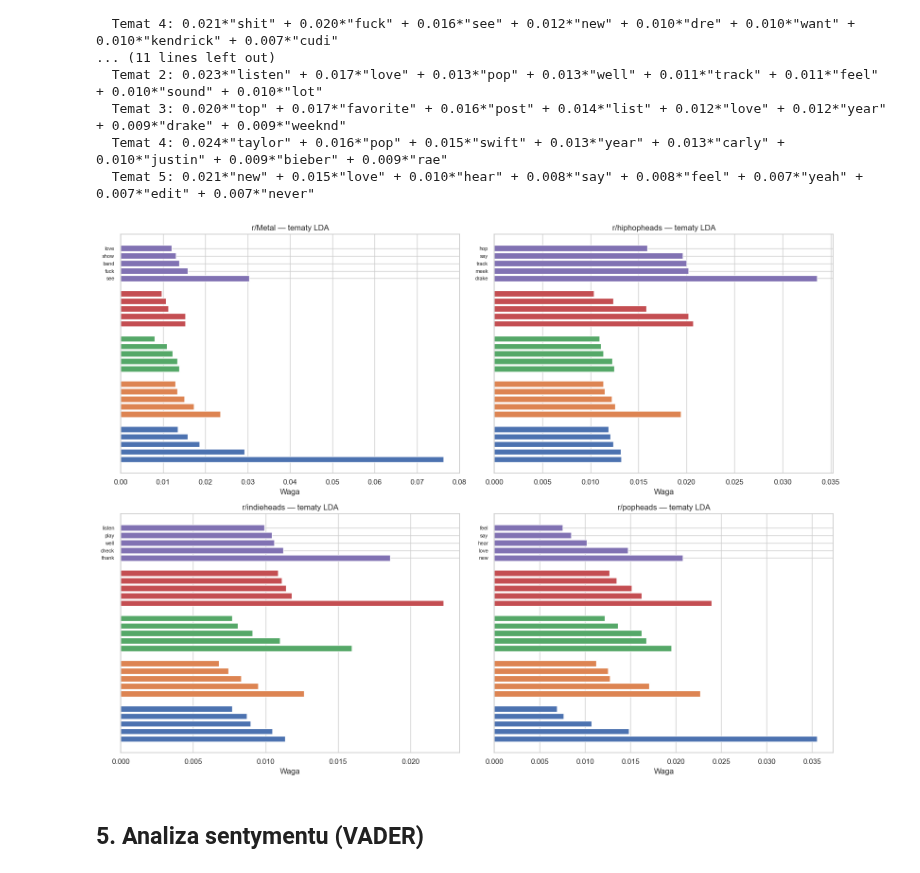
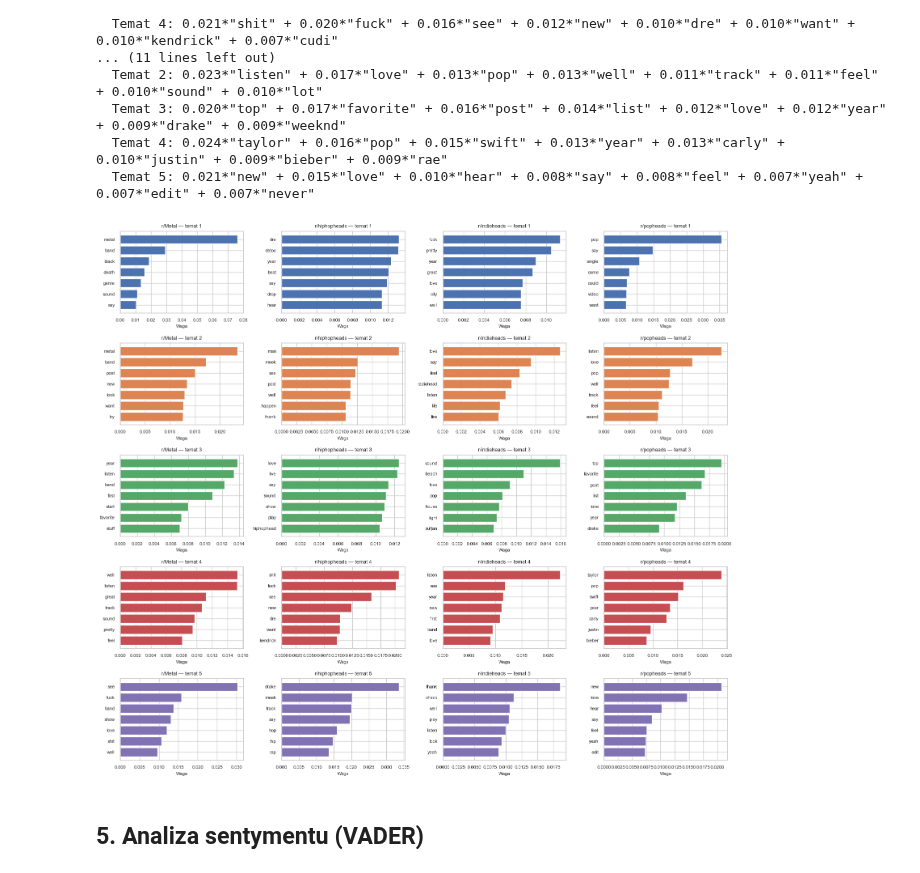
Before and after one commit to Weisjan/Reddit-Music-Community-Analysis, a Jupyter notebook: notebooks/02_text_mining.ipynb, the cells around one changed output. Saved outputs shown, nothing was run; the diff lists cells and outputs as text; code cells hidden in the pictures.

```diff
--- a/notebooks/02_text_mining.ipynb
+++ b/notebooks/02_text_mining.ipynb
@@ -191,30 +191,25 @@ r/hiphopheads:
   Temat 5: 0.021*"new" + 0.015*"love" + 0.010*"hear" + 0.008*"say" + 0.008*"feel" + 0.007*"yeah" + 0.007*"edit" + 0.007*"never"
 # %%
 # wizualizacja wag słów dla każdego tematu
-fig, axes = plt.subplots(2, 2, figsize=(16, 12))
-axes = axes.flatten()
+fig, axes = plt.subplots(NUM_TOPICS, len(lda_results), figsize=(16, 14))
 
-for i, (sub, result) in enumerate(lda_results.items()):
+for col, (sub, result) in enumerate(lda_results.items()):
     lda = result["model"]
-    ax = axes[i]
-
     for topic_id in range(NUM_TOPICS):
-        top = lda.show_topic(topic_id, topn=5)
-        words  = [w for w, _ in top]
-        weights = [p for _, p in top]
-        y_pos = [topic_id * 6 + j for j in range(len(words))]
-        bars = ax.barh(y_pos, weights, color=f"C{topic_id}")
-        ax.set_yticks(y_pos)
-        ax.set_yticklabels(words, fontsize=8)
-
-    ax.set_title(f"r/{sub} — tematy LDA")
-    ax.set_xlabel("Waga")
+        ax = axes[topic_id][col]
+        top = lda.show_topic(topic_id, topn=7)
+        words   = [w for w, _ in top][::-1]
+        weights = [p for _, p in top][::-1]
+        ax.barh(words, weights, color=f"C{topic_id}")
+        ax.set_title(f"r/{sub} — temat {topic_id + 1}", fontsize=9)
+        ax.set_xlabel("Waga", fontsize=8)
+        ax.tick_params(labelsize=8)
 
 plt.tight_layout()
 plt.savefig("../outputs/figures/lda_topics.png", dpi=150)
 plt.show()
 # %% [output]
-[figure, old version]
+[figure, new version]
 # %% [markdown]
 ## 5. Analiza sentymentu (VADER)
 # %%
```
Also changed, not shown: 1 other file.
